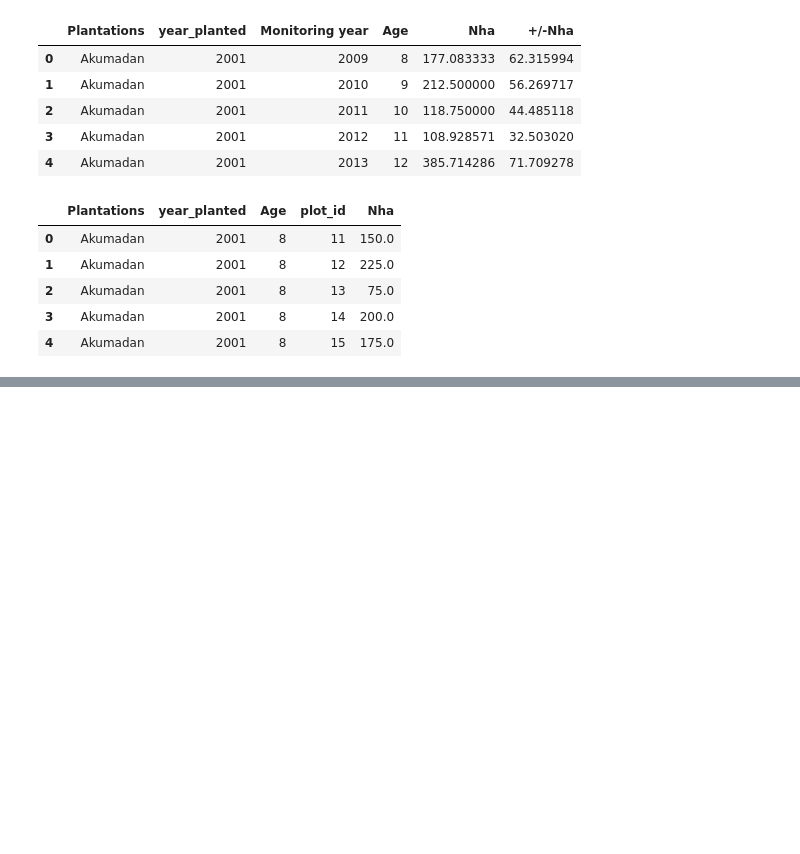
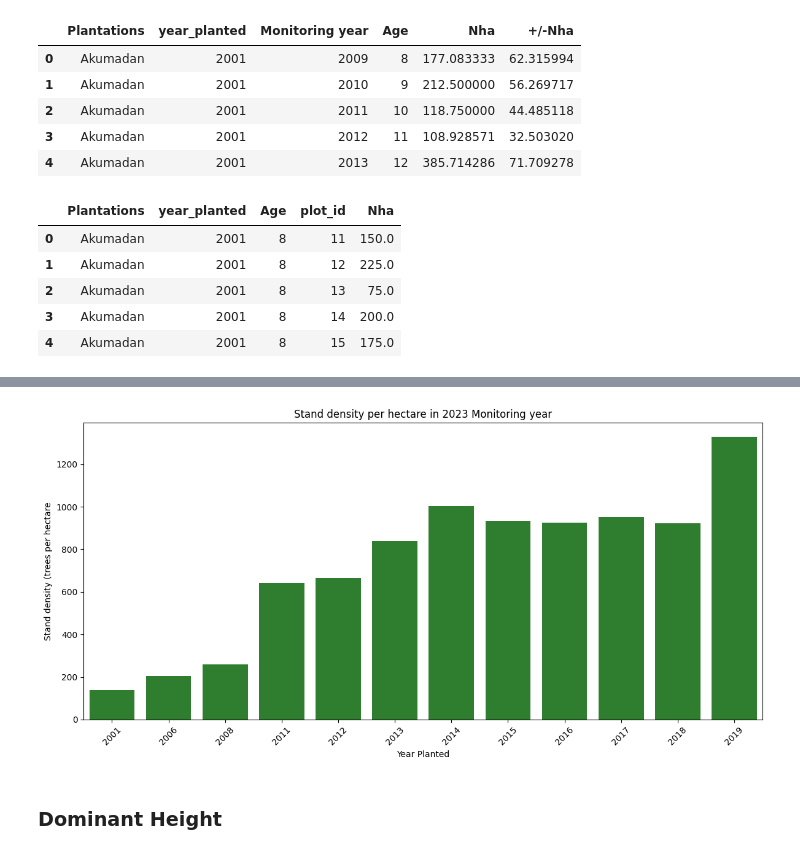
Before and after one commit to ds-gowusu/data_predictor_model, a Jupyter notebook: data_analytics.ipynb, the cells around one changed output, grey strips where cells are left out. Saved outputs shown, nothing was run; the diff lists cells and outputs as text; code cells hidden in the pictures; blank space fills up the shorter version.

```diff
--- a/data_analytics.ipynb
+++ b/data_analytics.ipynb
@@ -548,0 +619,3 @@ plot_means.head()
+# %%
+dd_2023 = data[(data['Monitoring year'] == 2023)]
+dd_2023.head()
@@ -548,0 +640,5 @@ plot_means.head()
+# %%
+dd_2023 = dd_2023.dropna(subset=['Nha'])
+# %%
+dd_2023 = dd_2023.groupby(['Plantations', 'year_planted', 'Age'])['Nha'].mean().reset_index()
+dd_2023.head()
@@ -548,0 +652,3 @@ plot_means.head()
+# %%
+dd_2023['Nha'] = dd_2023['Nha'].astype(int)
+dd_2023.head()
@@ -548,0 +678,13 @@ plot_means.head()
+# %%
+plt.figure(figsize=(12,6))
+sns.barplot(data=dd_2023, x='year_planted', y='Nha', color='forestgreen')
+plt.xlabel('Year Planted')
+plt.ylabel('Stand density (trees per hectare')
+plt.title("Stand density per hectare in 2023 Monitoring year")
+plt.xticks(rotation=45)
+plt.tight_layout()
+plt.show()
+# %% [output]
+[figure, added]
+# %% [markdown]
+### Dominant Height
```
Also changed, not shown: parts of 34 cells of this notebook, 4 other files.
